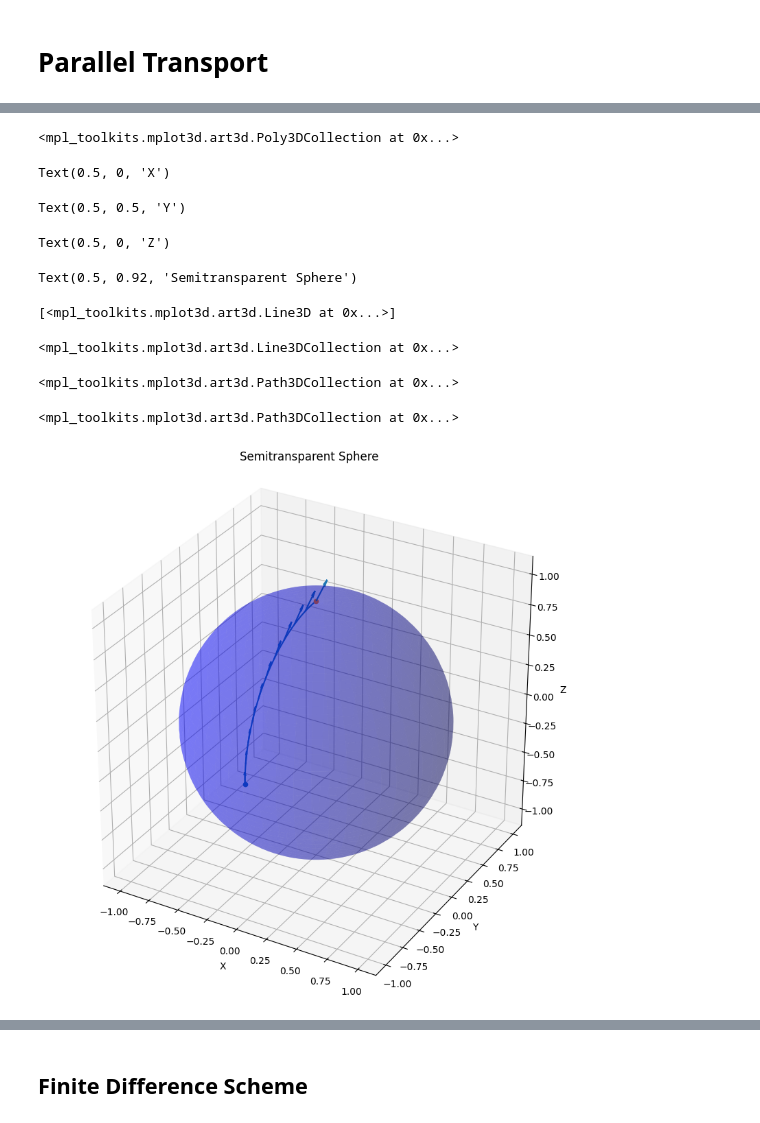
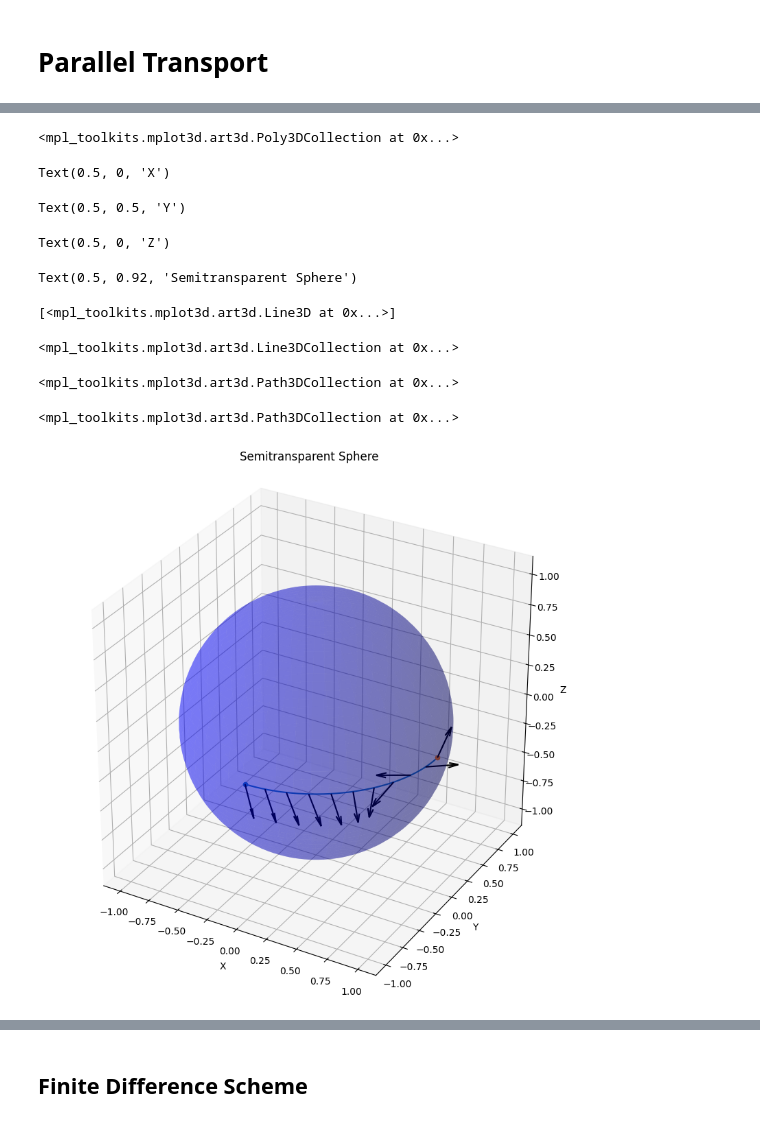
Before and after one commit to knownothingbozo/general_relativity, a Jupyter notebook: SphereGeo.V0.3.ipynb, the cells around one changed output, grey strips where cells are left out. Drawn from its saved outputs; the diff is of its cells as text; code cells hidden in the pictures.

Commit message:
updated PolarGeo with parallel transport and updated SphereGeo

```diff
--- a/SphereGeo.V0.3.ipynb
+++ b/SphereGeo.V0.3.ipynb
@@ -69,7 +69,7 @@ def var_search (x0a,r1,r2,N):
 Input points below.
 # %%
 r1 = np.array([0,-1,0])
-r2 = np.array([0,0,1])
+r2 = np.array([1,0,0])
 N = 5001
 
 
@@ -178,29 +178,28 @@ Text(0.5, 0.92, 'Semitransparent Sphere')
 # %%
 ### x = [x, y, theta, phi], t = s
 
-def g(y,x): ### y = [A0, A1, A2]
-    return np.array([-(y[1]*x[0]+np.sin(x[2])**2*y[2]*x[1]),
-                     -(-y[0]*x[0]+np.sin(x[2])*np.cos(x[2])*y[2]*x[1]),
-                      -(-y[0]*x[1]-np.cos(x[2])/np.sin(x[2])*(y[1]*x[1]+y[2]*x[0]))])
+def g(y,x): ### y = [theta', phi']
+    return np.array([np.sin(x[2])*np.cos(x[2])*y[1]*x[1],
+                      -np.cos(x[2])/np.sin(x[2])*(y[0]*x[1]+y[1]*x[0])])
 
 
-A0 = np.array([0,0,1])
+A0 = np.array([1,1])
 
-transport = np.zeros((A0.size,N))
+y = np.zeros((A0.size,N))
 
-transport[:,0] = A0[:]
+y[:,0] = A0[:]
 
 k = np.zeros((A0.size,4))
 h = t[1]-t[0]
 
 for i in range(1, N):
 
-    k[:,0] = g(transport[:,i-1], s[:,i-1])
+    k[:,0] = g(y[:,i-1], s[:,i-1])
 
-    k[:,1] = g(transport[:,i-1] + h/2*k[:,0], (s[:,i]+s[:,i-1])/2)
+    k[:,1] = g(y[:,i-1] + h/2*k[:,0], (s[:,i]+s[:,i-1])/2)
 
-    k[:,2] = g(transport[:,i-1] + h/2*k[:,1], (s[:,i]+s[:,i-1])/2)
+    k[:,2] = g(y[:,i-1] + h/2*k[:,1], (s[:,i]+s[:,i-1])/2)
 
-    k[:,3] = g(transport[:,i-1] + h*k[:,2], s[:,i])
+    k[:,3] = g(y[:,i-1] + h*k[:,2], s[:,i])
 
-    transport[:,i] = transport[:,i-1] + h/6*(k[:,0]+2*k[:,1]+2*k[:,2]+k[:,3])
+    y[:,i] = y[:,i-1] + h/6*(k[:,0]+2*k[:,1]+2*k[:,2]+k[:,3])
@@ -235,0 +234,5 @@ for i in range(1, N):
+# %%
+Y = np.array([np.cos(s[2][::500]+y[0,::500])*np.sin(s[3][::500]+y[1,::500]),
+              np.sin(s[2][::500]+y[0,::500])*np.sin(s[3][::500]+y[1,::500]),
+              np.cos(s[3][::500]+y[1,::500])])
+Y
@@ -249,35 +262,42 @@ fig = plt.figure(figsize=(10,10))
 ax = fig.add_subplot(111, projection='3d')
 
 # Generate the sphere data
-x, y, z = sphere()
+XX, YY, ZZ = sphere()
 
 # Plot the surface of the sphere
-ax.plot_surface(x, y, z, color='b', alpha=0.3)  # Set alpha for transparency
+ax.plot_surface(XX, YY, ZZ, color='b', alpha=0.3)  # Set alpha for transparency
 
 # Set aspect ratio
 ax.set_box_aspect([1, 1, 1])  # Equal aspect ratio for all axes
 
 # Labels and title (optional)
 ax.set_xlabel('X')
 ax.set_ylabel('Y')
 ax.set_zlabel('Z')
 ax.set_title('Semitransparent Sphere')
 
+# Y = np.array([np.sqrt(y[0][::100]**2+(y[1][::100])**2)*np.cos(x[2][::100]+arctan_angle(y[:,::100],x[2][::100])),
+#              np.sqrt(y[0][::100]**2+(y[1][::100])**2)*np.sin(x[2][::100]+arctan_angle(y[:,::100],x[2][::100])),
+#              np.sqrt(y[0][::100]**2+(y[1][::100])**2)*np.cos(x[3][::100]+arctan_angle(y[:,::100],x[2][::100]))])
+
+
+
 ax.plot(u,v,w)
-ax.quiver(u[::500],v[::500],w[::500],transport[0][::500],transport[1][::500],transport[2][::500], length=0.1)
+B = np.array([[u[::500]],[v[::500]],[w[::500]],[Y[0]],[Y[1]],[Y[2]]])
+ax.quiver(*B, color='black', length=0.25)
 ax.scatter(*r1)
 ax.scatter(*r2)
 
 # Show the plot
 plt.show()
 # %% [output]
 <mpl_toolkits.mplot3d.art3d.Poly3DCollection at 0x...>
 Text(0.5, 0, 'X')
 Text(0.5, 0.5, 'Y')
 Text(0.5, 0, 'Z')
 Text(0.5, 0.92, 'Semitransparent Sphere')
 [<mpl_toolkits.mplot3d.art3d.Line3D at 0x...>]
 <mpl_toolkits.mplot3d.art3d.Line3DCollection at 0x...>
 <mpl_toolkits.mplot3d.art3d.Path3DCollection at 0x...>
 <mpl_toolkits.mplot3d.art3d.Path3DCollection at 0x...>
-[figure, old version]
+[figure, new version]
```
Also changed, not shown: parts of 8 cells of this notebook.
